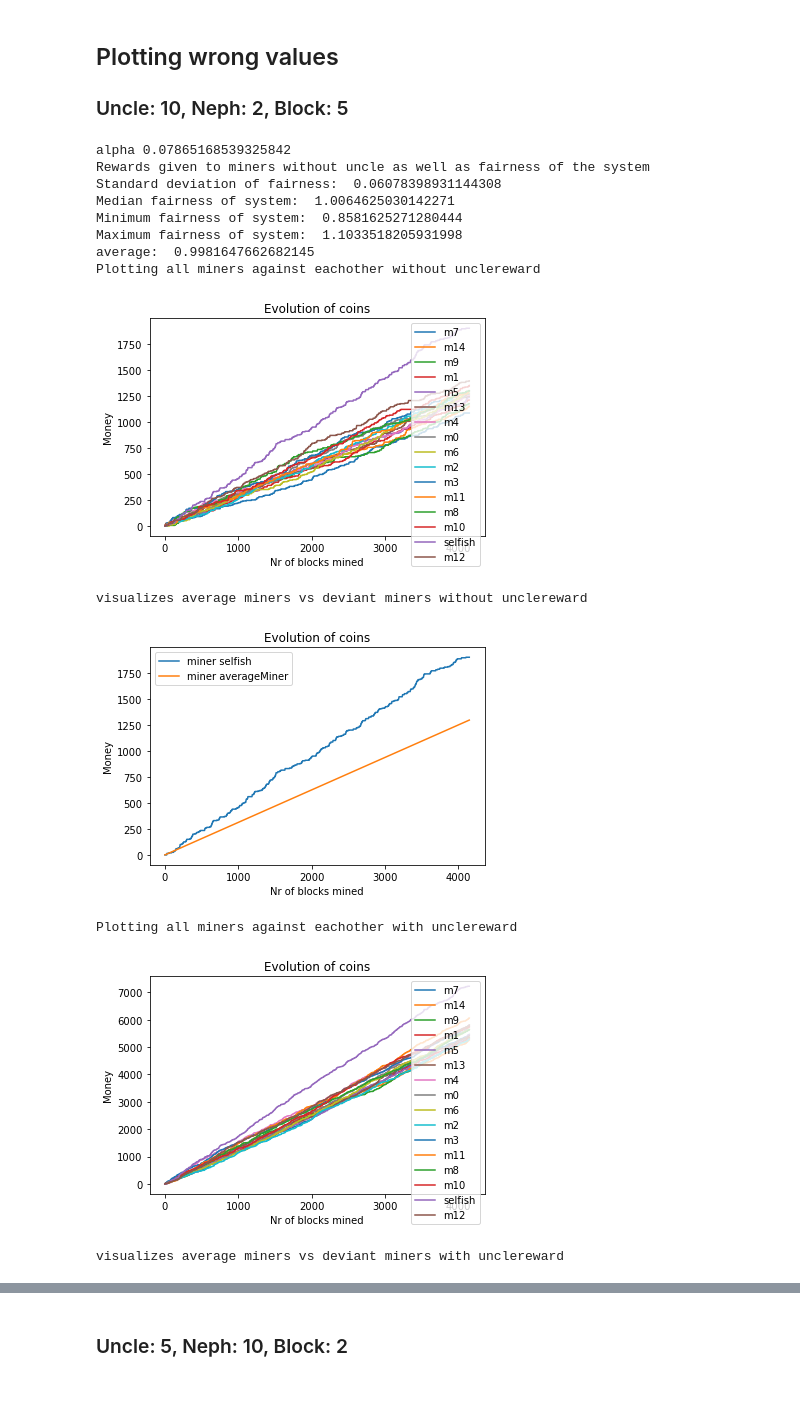
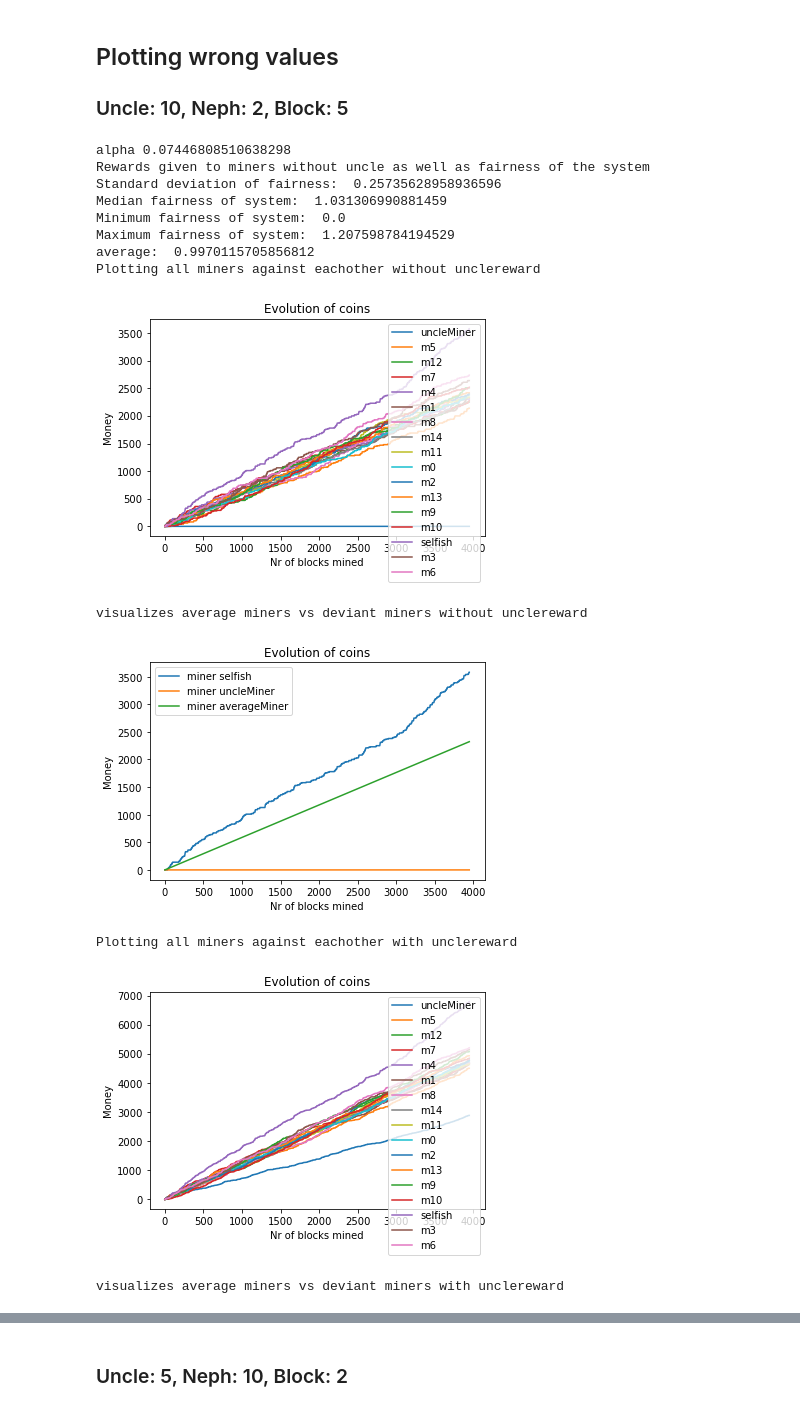
Before and after one commit to TTorgersen/dat650Project, a Jupyter notebook: uncle.ipynb, the cells around one changed output, grey strips where cells are left out. Cells and saved outputs as stored; diff of their text form; code cells hidden in the pictures.

```diff
--- a/uncle.ipynb
+++ b/uncle.ipynb
@@ -648,25 +655,20 @@ for i in range(15):
     miners.append(m)
 
 uncleMiner = UncleMiner(5,"uncleMiner", bc)
-big = Miner(25,"big", bc)
-selfish = SelfishMiner(7, "selfish", bc)
+
 while bc.size < BLOCKCHAINSIZE:
     uncleMiner.PoWSolver()
-    selfish.PoWSolver()
 
     for m in miners:
         m.PoWSolver()
-    big.PoWSolver()
-    big.UpdateLast()
-    selfish.UpdateLast()
+
     uncleMiner.UpdateLast()
     for m in miners:
         m.UpdateLast()
 
 
 miners.append(uncleMiner)
-miners.append(big)
-miners.append(selfish)
+
 total = 0
 for m in miners:
     total += m.miningPower
@@ -697,46 +699,49 @@ average:  0.91919479068445
 ## Plotting wrong values
 ### Uncle: 10, Neph: 2, Block: 5
 # %%
-BASEREWARD = 5
-UNCLEREWARD = 10
+BASEREWARD = 10
+UNCLEREWARD = 5
 NEPHEWREWARD = 2
 bc = Blockchain("0", BASEDIFFICULTY)
 miners = []
 for i in range(15):
     m = Miner(5, "m"+str(i), bc)
     miners.append(m)
 
 selfish = SelfishMiner(7,"selfish", bc)
+uncleMiner = UncleMiner(5,"uncleMiner", bc)
 while bc.size < BLOCKCHAINSIZE:
     selfish.PoWSolver()
+    uncleMiner.PoWSolver()
 
     for m in miners:
         m.PoWSolver()
 
     selfish.UpdateLast()
 
     for m in miners:
         m.UpdateLast()
 
 
 miners.append(selfish)
+miners.append(uncleMiner)
 total = selfish.miningPower
 for m in miners:
     total += m.miningPower
 print("alpha {}".format(selfish.miningPower/total))
 analyzeBlockchain(miners,bc)
 # %% [output]
-alpha 0.07865168539325842
+alpha 0.07446808510638298
 Rewards given to miners without uncle as well as fairness of the system
-Standard deviation of fairness:  0.06078398931144308
-Median fairness of system:  1.0064625030142271
-Minimum fairness of system:  0.8581625271280444
-Maximum fairness of system:  1.1033518205931998
-average:  0.9981647662682145
+Standard deviation of fairness:  0.25735628958936596
+Median fairness of system:  1.031306990881459
+Minimum fairness of system:  0.0
+Maximum fairness of system:  1.207598784194529
+average:  0.9970115705856812
 Plotting all miners against eachother without unclereward
-[figure, old version]
+[figure, new version]
 visualizes average miners vs deviant miners without unclereward
-[figure, old version]
+[figure, new version]
 Plotting all miners against eachother with unclereward
-[figure, old version]
+[figure, new version]
 visualizes average miners vs deviant miners with unclereward
```
Also changed, not shown: parts of 9 cells of this notebook.
